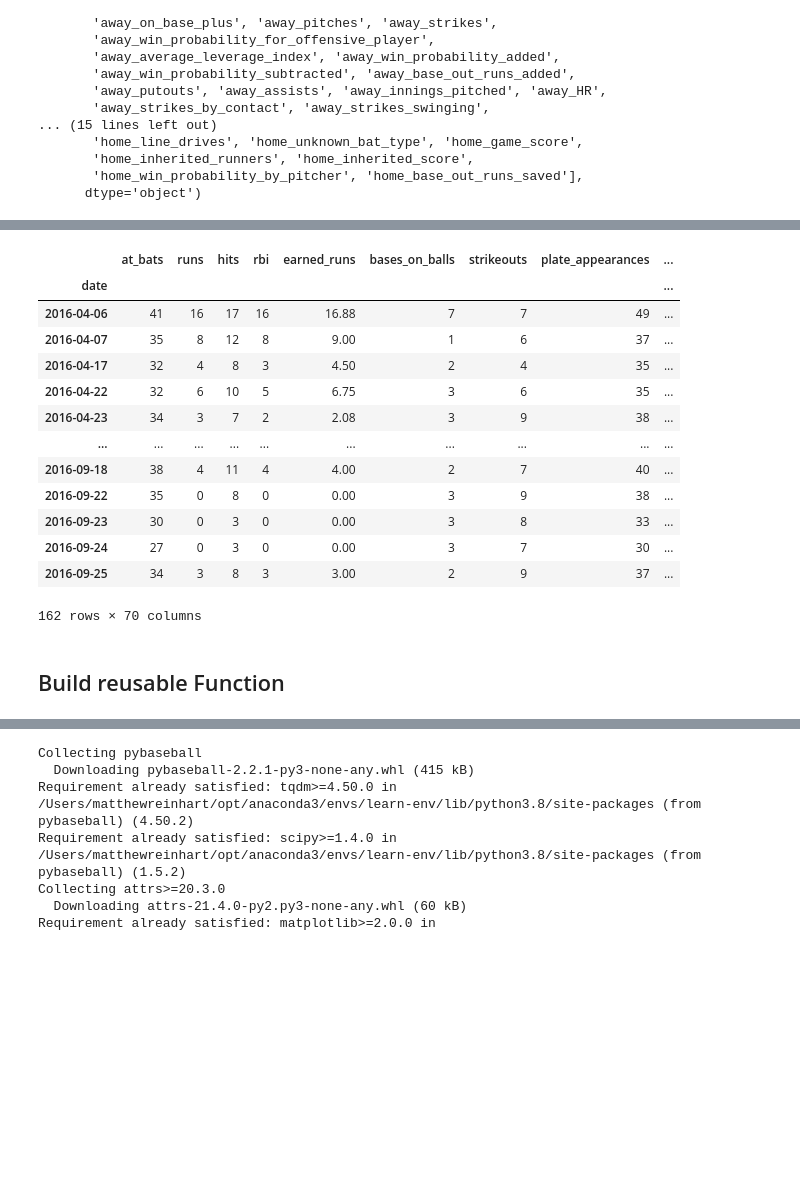
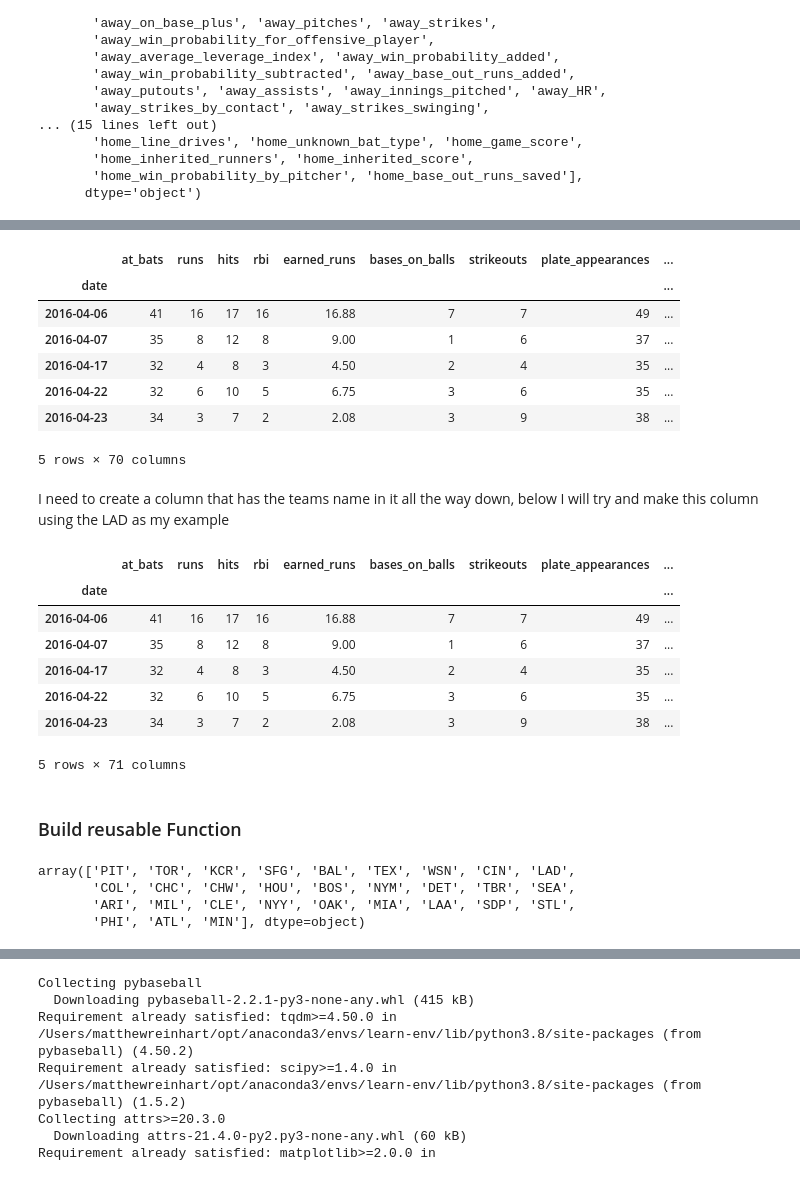
Before and after one commit to MatthewR1021/MLB_Classification, a Jupyter notebook: MLB_research.ipynb, the cells around one changed output, grey strips where cells are left out. Saved outputs shown, nothing was run; the diff lists cells and outputs as text; code cells hidden in the pictures; blank space fills up the shorter version.

```diff
--- a/MLB_research.ipynb
+++ b/MLB_research.ipynb
@@ -46,6 +72,6 @@ def get_current_games(date,end_date,end_week=None):
 # %%
 #seasons16_21.info()
 # %%
-df=pd.read_csv('seasons16_to_21.csv')
+df=pd.read_csv('data/seasons16_to_21.csv')
 # %% [markdown]
 # Data Exploration
@@ -220,17 +266,11 @@ team_full_check = pd.concat([team_offense, team_opponents.add_prefix('Opp_')], a
 # %%
-team_full_check
+team_full_check.head()
 # %% [output]
 |  | at_bats | runs | hits | rbi | earned_runs | bases_on_balls | strikeouts | plate_appearances | ... |
 | date |  |  |  |  |  |  |  |  | ... |
 | 2016-04-06 | 41 | 16 | 17 | 16 | 16.88 | 7 | 7 | 49 | ... |
 | 2016-04-07 | 35 | 8 | 12 | 8 | 9.00 | 1 | 6 | 37 | ... |
 | 2016-04-17 | 32 | 4 | 8 | 3 | 4.50 | 2 | 4 | 35 | ... |
 | 2016-04-22 | 32 | 6 | 10 | 5 | 6.75 | 3 | 6 | 35 | ... |
 | 2016-04-23 | 34 | 3 | 7 | 2 | 2.08 | 3 | 9 | 38 | ... |
-| ... | ... | ... | ... | ... | ... | ... | ... | ... | ... |
-| 2016-09-18 | 38 | 4 | 11 | 4 | 4.00 | 2 | 7 | 40 | ... |
-| 2016-09-22 | 35 | 0 | 8 | 0 | 0.00 | 3 | 9 | 38 | ... |
-| 2016-09-23 | 30 | 0 | 3 | 0 | 0.00 | 3 | 8 | 33 | ... |
-| 2016-09-24 | 27 | 0 | 3 | 0 | 0.00 | 3 | 7 | 30 | ... |
-| 2016-09-25 | 34 | 3 | 8 | 3 | 3.00 | 2 | 9 | 37 | ... |
-162 rows × 70 columns
+5 rows × 70 columns
@@ -238,0 +277,2 @@ df1 = team_full_check.assign(e=pd.Series(np.random.randn(sLength)).values)
+# %% [markdown]
+I need to create a column that has the teams name in it all the way down, below I will try and make this column using the LAD as my example
@@ -239,3 +288,14 @@ df1 = team_full_check.assign(e=pd.Series(np.random.randn(sLength)).values)
+# %%
+team_full_check.head()
+# %% [output]
+|  | at_bats | runs | hits | rbi | earned_runs | bases_on_balls | strikeouts | plate_appearances | ... |
+| date |  |  |  |  |  |  |  |  | ... |
+| 2016-04-06 | 41 | 16 | 17 | 16 | 16.88 | 7 | 7 | 49 | ... |
+| 2016-04-07 | 35 | 8 | 12 | 8 | 9.00 | 1 | 6 | 37 | ... |
+| 2016-04-17 | 32 | 4 | 8 | 3 | 4.50 | 2 | 4 | 35 | ... |
+| 2016-04-22 | 32 | 6 | 10 | 5 | 6.75 | 3 | 6 | 35 | ... |
+| 2016-04-23 | 34 | 3 | 7 | 2 | 2.08 | 3 | 9 | 38 | ... |
+5 rows × 71 columns
 # %% [markdown]
-## Build reusable Function
+### Build reusable Function
 # %%
@@ -293,0 +360,8 @@ dodgers_16=team_regular_season(df,'LAD')
+# %%
+#Check unique names
+df.winning_abbr.unique()
+# %% [output]
+array(['PIT', 'TOR', 'KCR', 'SFG', 'BAL', 'TEX', 'WSN', 'CIN', 'LAD',
+       'COL', 'CHC', 'CHW', 'HOU', 'BOS', 'NYM', 'DET', 'TBR', 'SEA',
+       'ARI', 'MIL', 'CLE', 'NYY', 'OAK', 'MIA', 'LAA', 'SDP', 'STL',
+       'PHI', 'ATL', 'MIN'], dtype=object)
```
Also changed, not shown: parts of 87 cells of this notebook.
